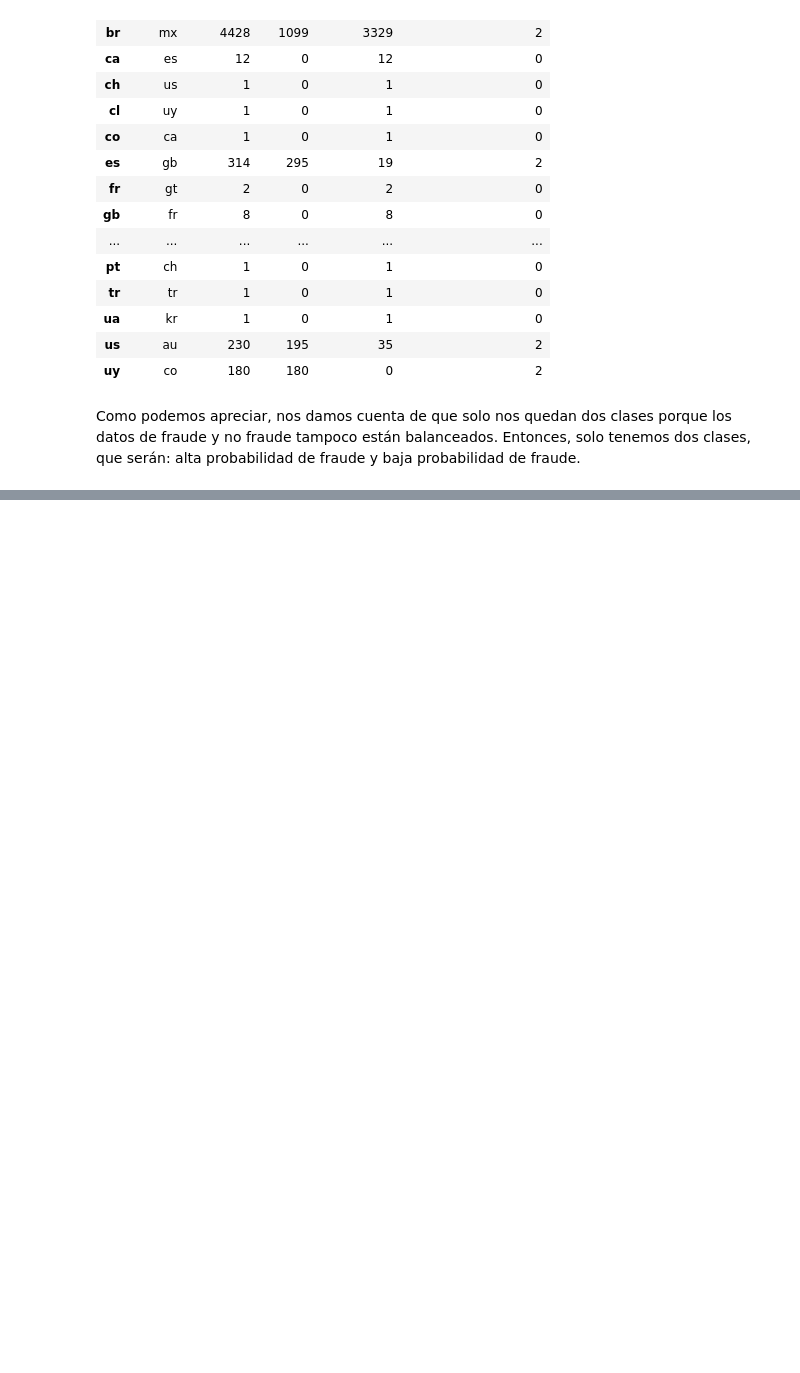
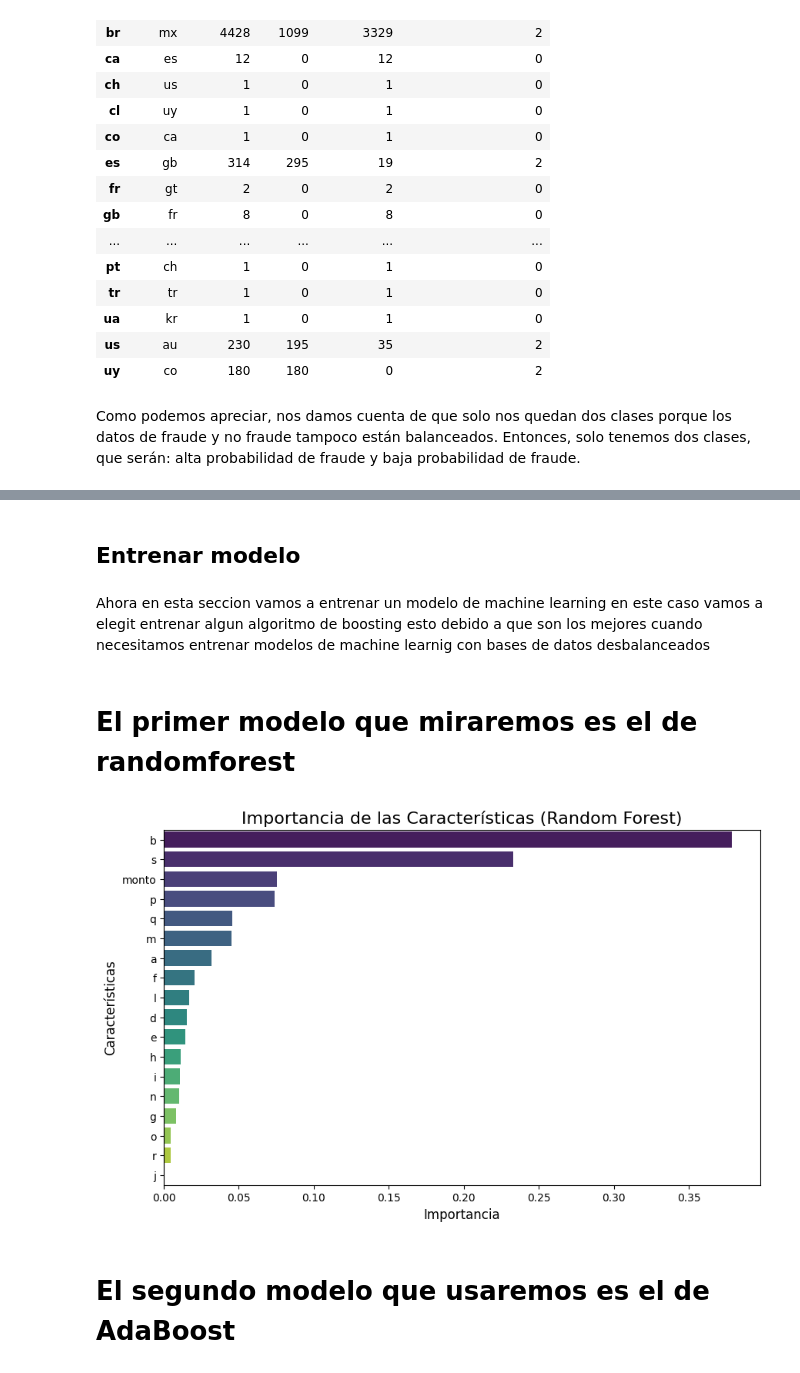
Before and after one commit to awitadelulo/Final_machine_learning_bc, a Jupyter notebook: Final_machine_learning_jhonatan.ipynb, the cells around one changed output, grey strips where cells are left out. Saved outputs shown, nothing was run; the diff lists cells and outputs as text; code cells hidden in the pictures; blank space fills up the shorter version.

```diff
--- a/Final_machine_learning_jhonatan.ipynb
+++ b/Final_machine_learning_jhonatan.ipynb
@@ -505,5 +509,10 @@ frme_paises
 | ua | kr | 1 | 0 | 1 | 0 |
 | us | au | 230 | 195 | 35 | 2 |
 | uy | co | 180 | 180 | 0 | 2 |
+# %%
+datos_2=frme_paises.loc[frme_paises["clase_perteneciente"]==2]
+paises_2=list(datos_2["paises"].index)
+datos_0=frme_paises.loc[frme_paises["clase_perteneciente"]==0]
+datos_0=list(datos_0["paises"].index)
 # %% [markdown]
 Como podemos apreciar, nos damos cuenta de que solo nos quedan dos clases porque los datos de fraude y no fraude tampoco están balanceados. Entonces, solo tenemos dos clases, que serán: alta probabilidad de fraude y baja probabilidad de fraude.
@@ -512,0 +537,3 @@ Como podemos apreciar, nos damos cuenta de que solo nos quedan dos clases porque
+# %%
+#eliminar columnas
+datos.drop(['k','c'], axis=1, inplace=True)
@@ -512,0 +542,4 @@ Como podemos apreciar, nos damos cuenta de que solo nos quedan dos clases porque
+# %%
+#remplazar datos string a numericos
+datos['j'] = datos['j'].replace(paises_2, 2)
+datos['j']=datos['j'].replace(datos_0,0)
@@ -512,0 +548,13 @@ Como podemos apreciar, nos damos cuenta de que solo nos quedan dos clases porque
+# %%
+#hacer diviciones de datos
+from codigos_auxiliares import data_split, data_target_split
+
+#separar datos sin escalar
+## creacion de datas(las 3 datas de siempre)
+datos_limpios_train_90, datos_limpios_test_10 = data_split(datos,0.1,"fraude")
+datos_limpios_train_80, datos_limpios_prueba_10= data_split(datos_limpios_train_90, 0.15,"fraude")
+
+#division de la variable objetivo
+data_train_80, target_train_80 = data_target_split(datos_limpios_train_80, "fraude")
+data_test_10, target_test_10 = data_target_split(datos_limpios_test_10, "fraude")
+data_prueba_10, target_prueba_10 = data_target_split(datos_limpios_prueba_10, "fraude")
@@ -512,0 +642,6 @@ Como podemos apreciar, nos damos cuenta de que solo nos quedan dos clases porque
+# %% [markdown]
+## Entrenar modelo
+# %% [markdown]
+Ahora en esta seccion vamos a entrenar un modelo de machine learning en este caso vamos a elegit entrenar algun algoritmo de boosting esto debido a que son los mejores cuando necesitamos entrenar modelos de machine learnig con bases de datos desbalanceados
+# %% [markdown]
+# El primer modelo que miraremos es el de randomforest
@@ -512,0 +650,8 @@ Como podemos apreciar, nos damos cuenta de que solo nos quedan dos clases porque
+# %%
+model_randomforest=random_forest(n_estimators=100, max_depth=7, random_state=42)
+model_randomforest_fit=random_forest_fit(data_train=data_train_80, data_train_target=target_train_80, model=model_randomforest)
+plot_importance_RF(data=data_train_80, model_fit=model_randomforest_fit)
+# %% [output]
+[figure, added]
+# %% [markdown]
+# El segundo modelo que usaremos es el de AdaBoost
```
Also changed, not shown: parts of 23 cells of this notebook, 7 other files.
